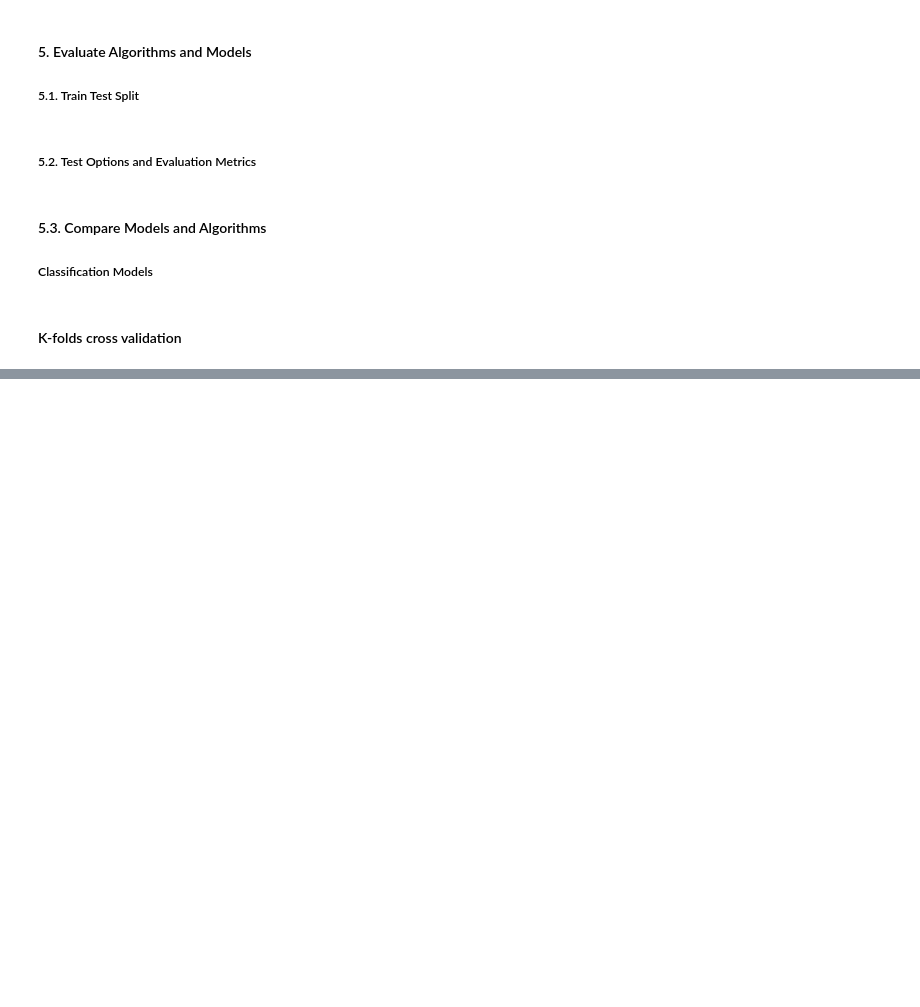
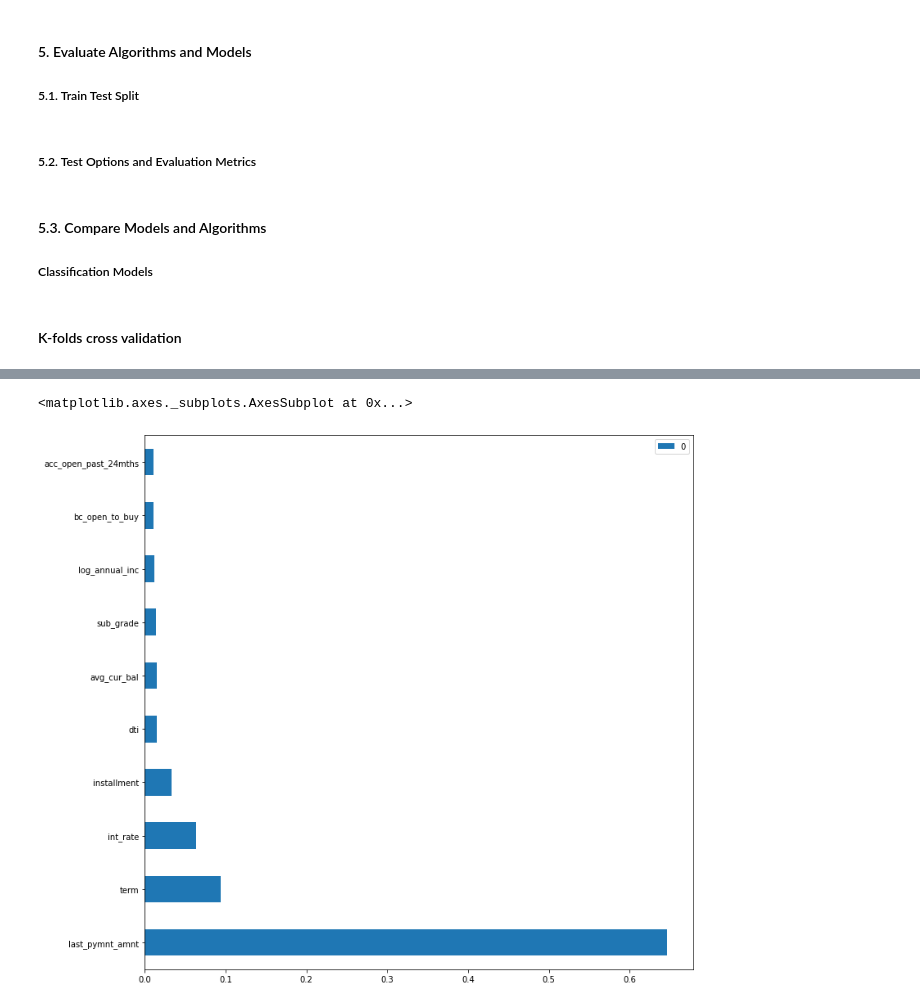
Before and after one commit to dkomlen/finance-ml, a Jupyter notebook: loan_default_probability.ipynb, the cells around one changed output, grey strips where cells are left out. Saved outputs shown, nothing was run; the diff lists cells and outputs as text; code cells hidden in the pictures; blank space fills up the shorter version.

```diff
--- a/loan_default_probability.ipynb
+++ b/loan_default_probability.ipynb
@@ -638,0 +708,5 @@ X_train.describe()
+# %%
+pd.DataFrame(model.feature_importances_, index=X.columns).nlargest(10, 0).plot(kind='barh', figsize=(12,12))
+# %% [output]
+<matplotlib.axes._subplots.AxesSubplot at 0x...>
+[figure, added]
```
Also changed, not shown: parts of 16 cells of this notebook.
